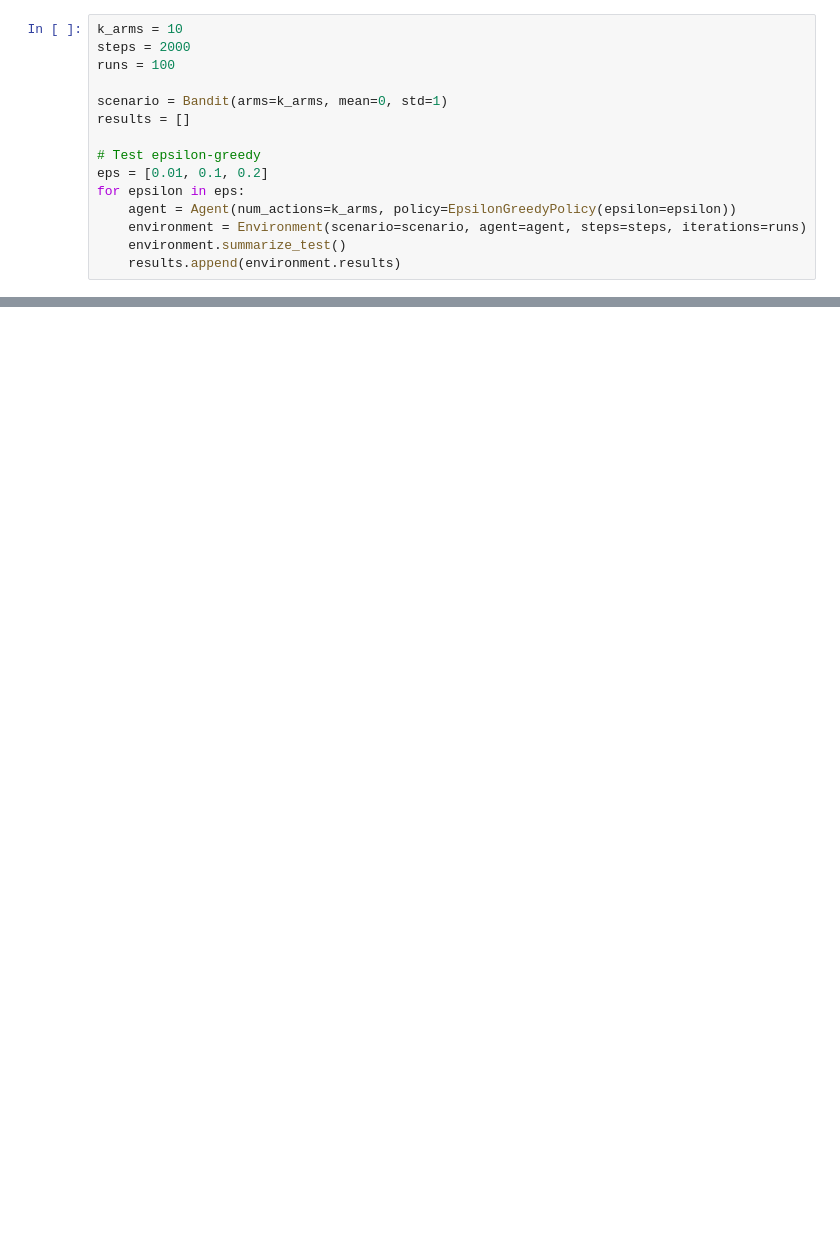
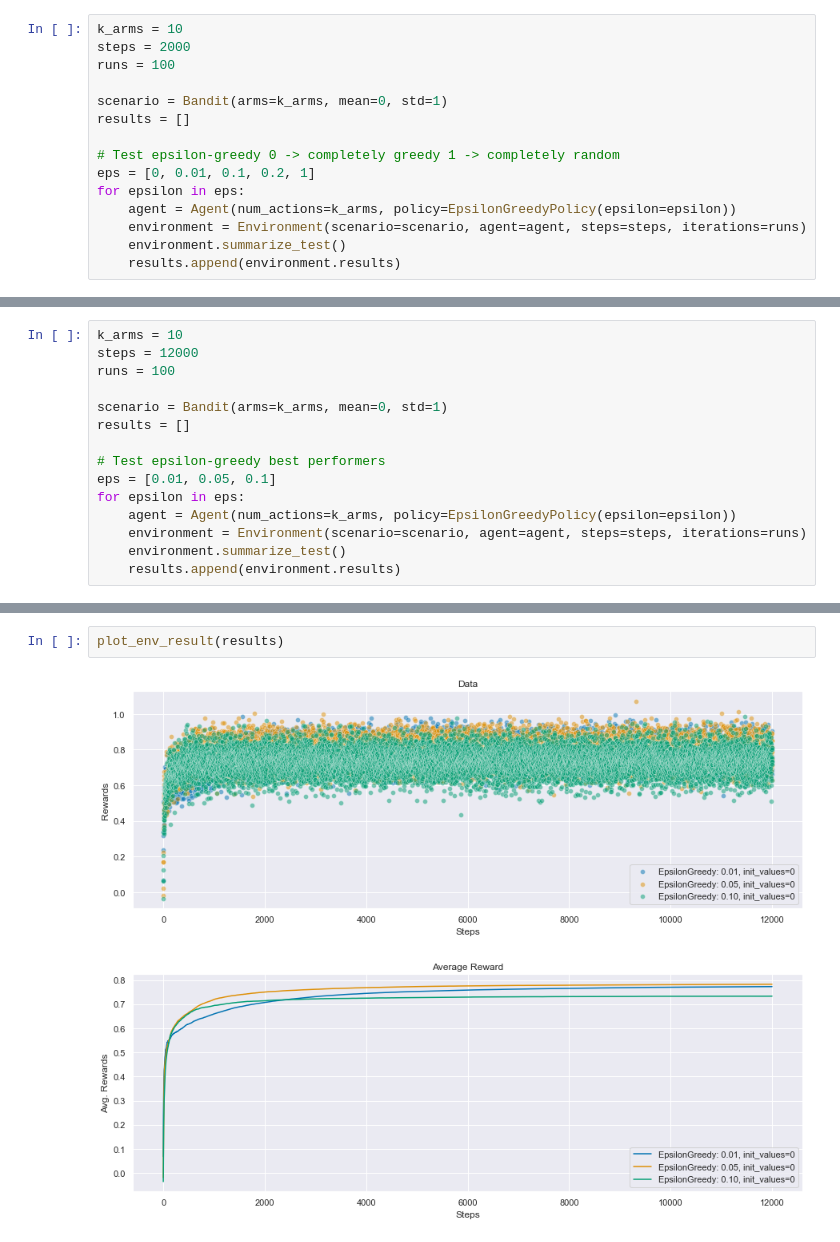
Before and after one commit to tosterberg/reinforcement-learning-gym, a Jupyter notebook: reinforce/experiments/Bandits.ipynb, the cells around one changed output, grey strips where cells are left out. Drawn from its saved outputs; the diff is of its cells as text; blank space fills up the shorter version.

```diff
--- a/reinforce/experiments/Bandits.ipynb
+++ b/reinforce/experiments/Bandits.ipynb
@@ -39,8 +29,8 @@ runs = 100
 scenario = Bandit(arms=k_arms, mean=0, std=1)
 results = []
 
-# Test epsilon-greedy
-eps = [0.01, 0.1, 0.2]
+# Test epsilon-greedy 0 -> completely greedy 1 -> completely random
+eps = [0, 0.01, 0.1, 0.2, 1]
 for epsilon in eps:
     agent = Agent(num_actions=k_arms, policy=EpsilonGreedyPolicy(epsilon=epsilon))
     environment = Environment(scenario=scenario, agent=agent, steps=steps, iterations=runs)
@@ -50,0 +66,15 @@ plot_env_result(results)
+# %%
+k_arms = 10
+steps = 12000
+runs = 100
+
+scenario = Bandit(arms=k_arms, mean=0, std=1)
+results = []
+
+# Test epsilon-greedy best performers
+eps = [0.01, 0.05, 0.1]
+for epsilon in eps:
+    agent = Agent(num_actions=k_arms, policy=EpsilonGreedyPolicy(epsilon=epsilon))
+    environment = Environment(scenario=scenario, agent=agent, steps=steps, iterations=runs)
+    environment.summarize_test()
+    results.append(environment.results)
@@ -50,0 +99,5 @@ plot_env_result(results)
+# %%
+plot_env_result(results)
+# %% [output]
+[figure, added]
+[figure, added]
```
Also changed, not shown: parts of 29 cells of this notebook, 2 other files.
